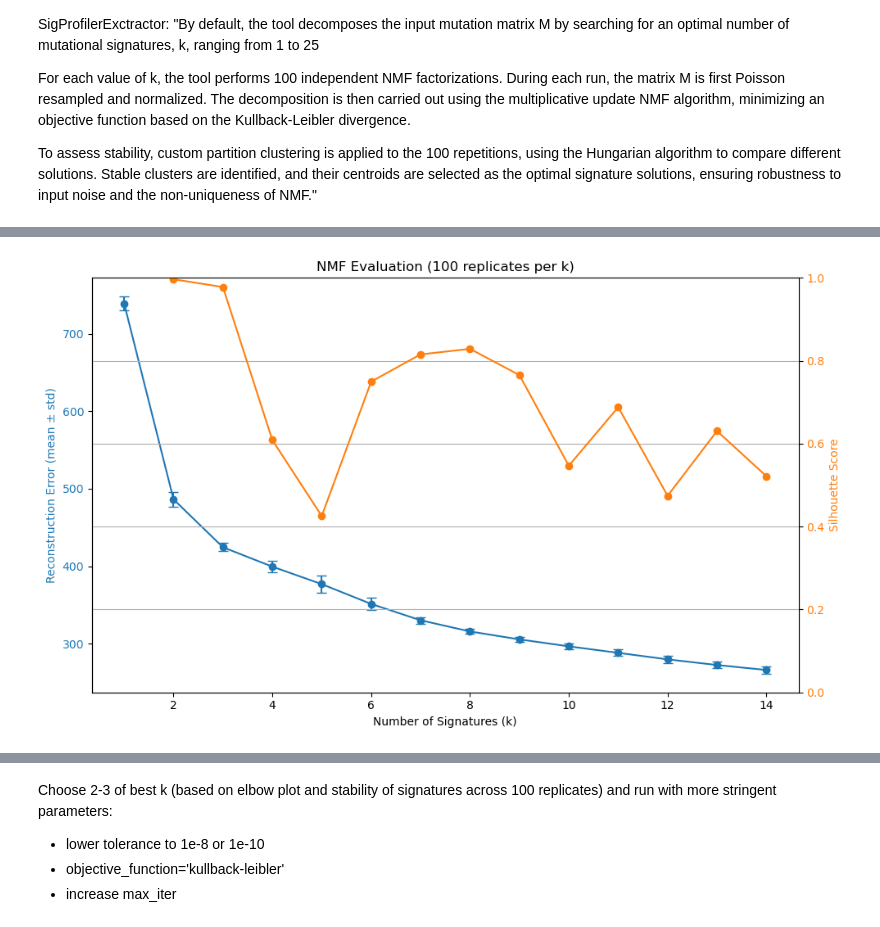
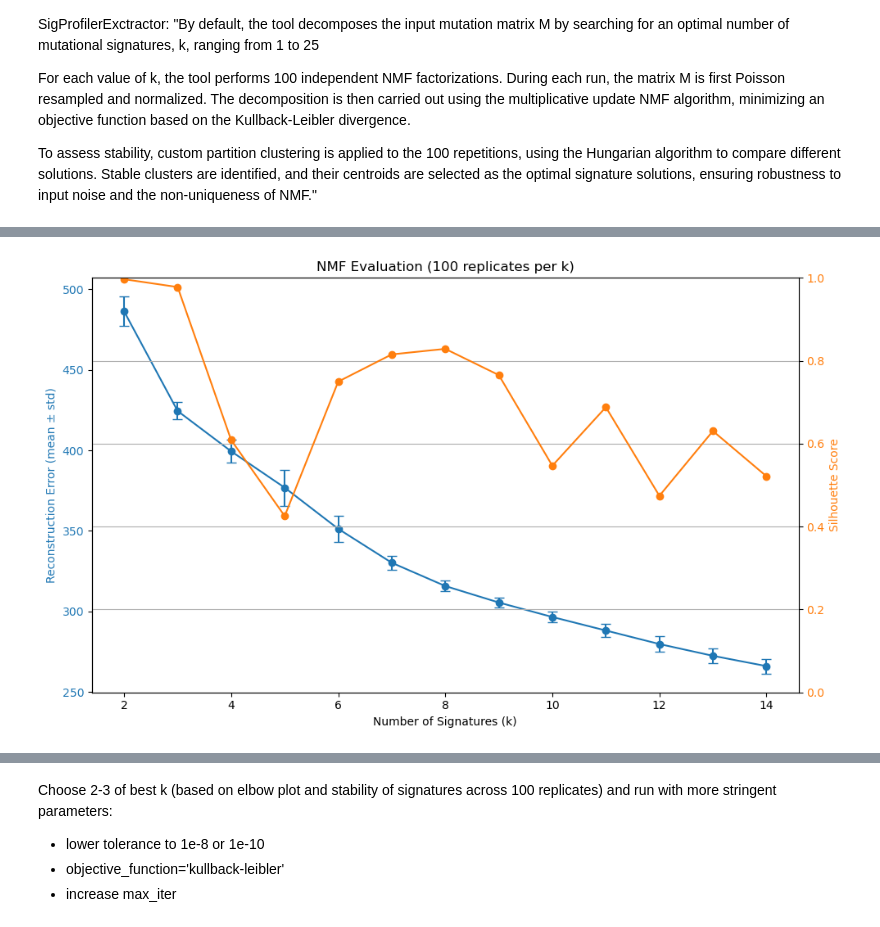
Before and after one commit to CNsquared/breast-cancer-team-1, a Jupyter notebook: project-3/notebooks/makefigs/01_nmf_k_selection.ipynb, the cells around one changed output, grey strips where cells are left out. Cells and saved outputs as stored; diff of their text form; code cells hidden in the pictures.

```diff
--- a/project-3/notebooks/makefigs/01_nmf_k_selection.ipynb
+++ b/project-3/notebooks/makefigs/01_nmf_k_selection.ipynb
@@ -126,33 +129,33 @@ Cluster 13: avg_sil=-0.298, min_sil=-0.741
 # %%
 # Extract data
 ks = sorted(cleaned_results.keys())
 mean_errors = [cleaned_results[k]['err_all'].mean() for k in ks]
 std_errors = [cleaned_results[k]['err_all'].std() for k in ks]
 sil_scores = [consensus_results[k]['sil_score_s'] for k in ks if k in consensus_results]
 
 # Create plot
 fig, ax1 = plt.subplots(figsize=(10, 6))
 
 # Left y-axis: reconstruction error
 ax1.errorbar(ks, mean_errors, yerr=std_errors, fmt='-o', color='tab:blue', capsize=4, label='Reconstruction Error')
 ax1.set_xlabel('Number of Signatures (k)')
 ax1.set_ylabel('Reconstruction Error (mean ± std)', color='tab:blue')
 ax1.tick_params(axis='y', labelcolor='tab:blue')
 
 # Right y-axis: silhouette score
 ax2 = ax1.twinx()
-ax2.plot(ks[1:], sil_scores, marker='o', color='tab:orange', label='Silhouette Score')
+ax2.plot(ks, sil_scores, marker='o', color='tab:orange', label='Silhouette Score')
 ax2.set_ylabel('Silhouette Score', color='tab:orange')
 ax2.tick_params(axis='y', labelcolor='tab:orange')
 ax2.set_ylim(0, 1)
 
 # Title and layout
 plt.title(f'NMF Evaluation ({NMF_PARAMS["num_factorizations"]} replicates per k)')
 fig.tight_layout()
 plt.grid(True)
 plt.show()
 # %% [output]
-[figure, old version]
+[figure, new version]
 # %%
 times = [cleaned_results[k]['time'] for k in ks]
 
```
Also changed, not shown: parts of 5 cells of this notebook, 1 other file.
